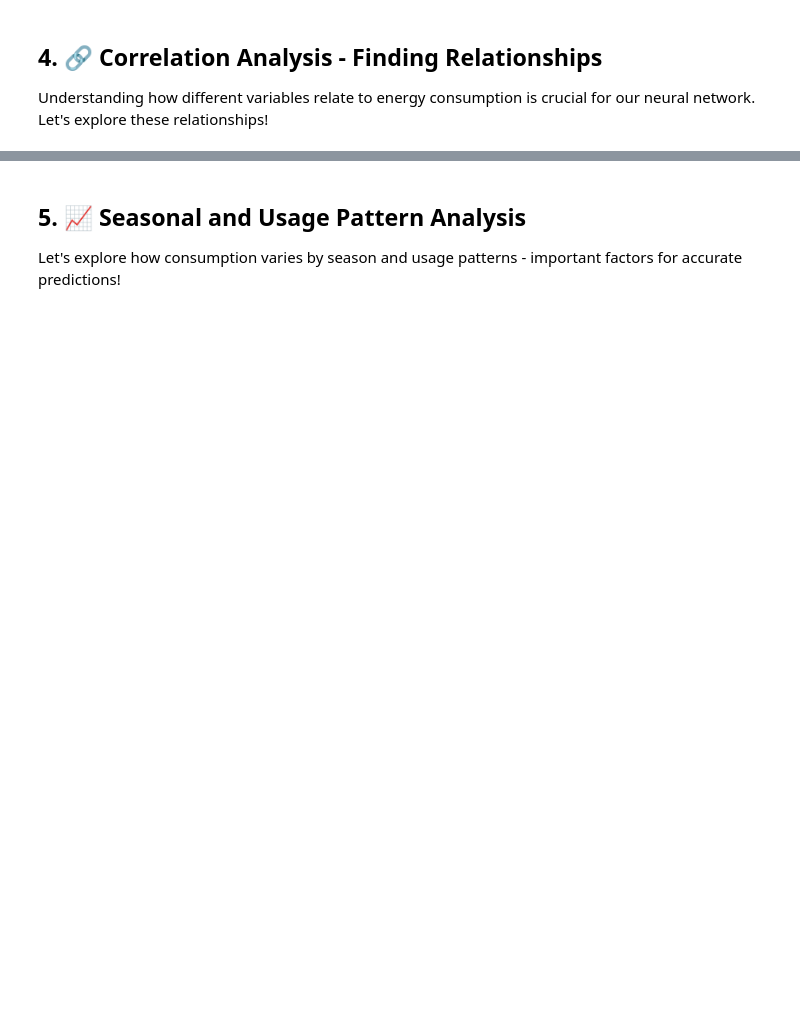
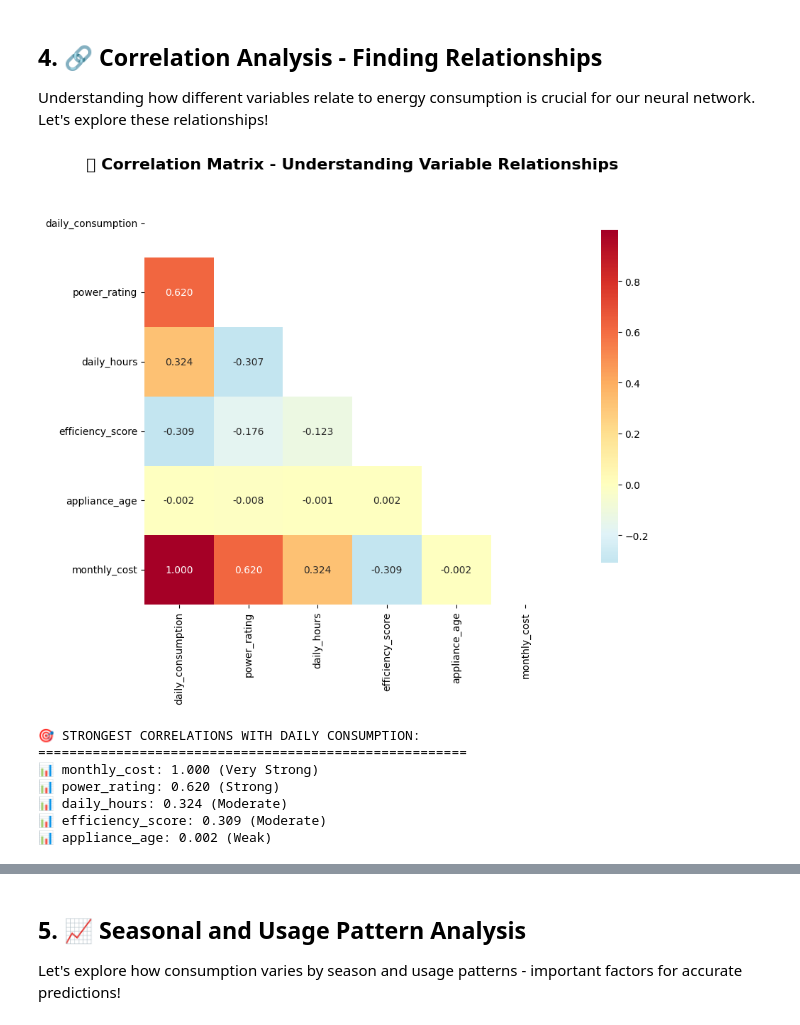
Before and after one commit to JishnuPG-tech/neural-network-appliance-energy-prediction, a Jupyter notebook: notebooks/01_data_exploration.ipynb, the cells around one changed output, grey strips where cells are left out. Drawn from its saved outputs; the diff is of its cells as text; code cells hidden in the pictures; blank space fills up the shorter version.

```diff
--- a/notebooks/01_data_exploration.ipynb
+++ b/notebooks/01_data_exploration.ipynb
@@ -346,38 +457,47 @@ print(f"\n✅ Correlation analysis completed for neural network optimization!")
 Understanding how different variables relate to energy consumption is crucial for our neural network. Let's explore these relationships!
 # %%
 # Select numerical columns for correlation analysis
-numerical_cols = ['daily_consumption_kwh', 'power_rating_watts', 'usage_hours_per_day',
-                 'efficiency_rating', 'appliance_age_years', 'household_size',
-                 'monthly_cost_inr']
+numerical_cols = ['daily_consumption', 'power_rating', 'daily_hours',
+                 'efficiency_score', 'appliance_age',
+                 'monthly_cost']
 
 # Create correlation matrix
 correlation_matrix = df[numerical_cols].corr()
 
 # Create a beautiful heatmap
 plt.figure(figsize=(12, 8))
 mask = np.triu(np.ones_like(correlation_matrix, dtype=bool))
 sns.heatmap(correlation_matrix,
             mask=mask,
             annot=True,
             cmap='RdYlBu_r',
             center=0,
             square=True,
             fmt='.3f',
             cbar_kws={"shrink": .8})
 
 plt.title('🔗 Correlation Matrix - Understanding Variable Relationships',
           fontsize=16, fontweight='bold', pad=20)
 plt.tight_layout()
 plt.show()
 
 # Find the strongest correlations with daily consumption
-consumption_correlations = correlation_matrix['daily_consumption_kwh'].abs().sort_values(ascending=False)
+consumption_correlations = correlation_matrix['daily_consumption'].abs().sort_values(ascending=False)
 print("🎯 STRONGEST CORRELATIONS WITH DAILY CONSUMPTION:")
 print("=" * 55)
 for variable, correlation in consumption_correlations.items():
-    if variable != 'daily_consumption_kwh':
+    if variable != 'daily_consumption':
         strength = "Very Strong" if correlation > 0.7 else "Strong" if correlation > 0.5 else "Moderate" if correlation > 0.3 else "Weak"
         print(f"📊 {variable}: {correlation:.3f} ({strength})")
+# %% [output]
+[figure, added]
+🎯 STRONGEST CORRELATIONS WITH DAILY CONSUMPTION:
+=======================================================
+📊 monthly_cost: 1.000 (Very Strong)
+📊 power_rating: 0.620 (Strong)
+📊 daily_hours: 0.324 (Moderate)
+📊 efficiency_score: 0.309 (Moderate)
+📊 appliance_age: 0.002 (Weak)
 # %%
 # Detailed analysis of key relationships
 fig, axes = plt.subplots(2, 2, figsize=(15, 12))
```
Also changed, not shown: parts of 10 cells of this notebook.
